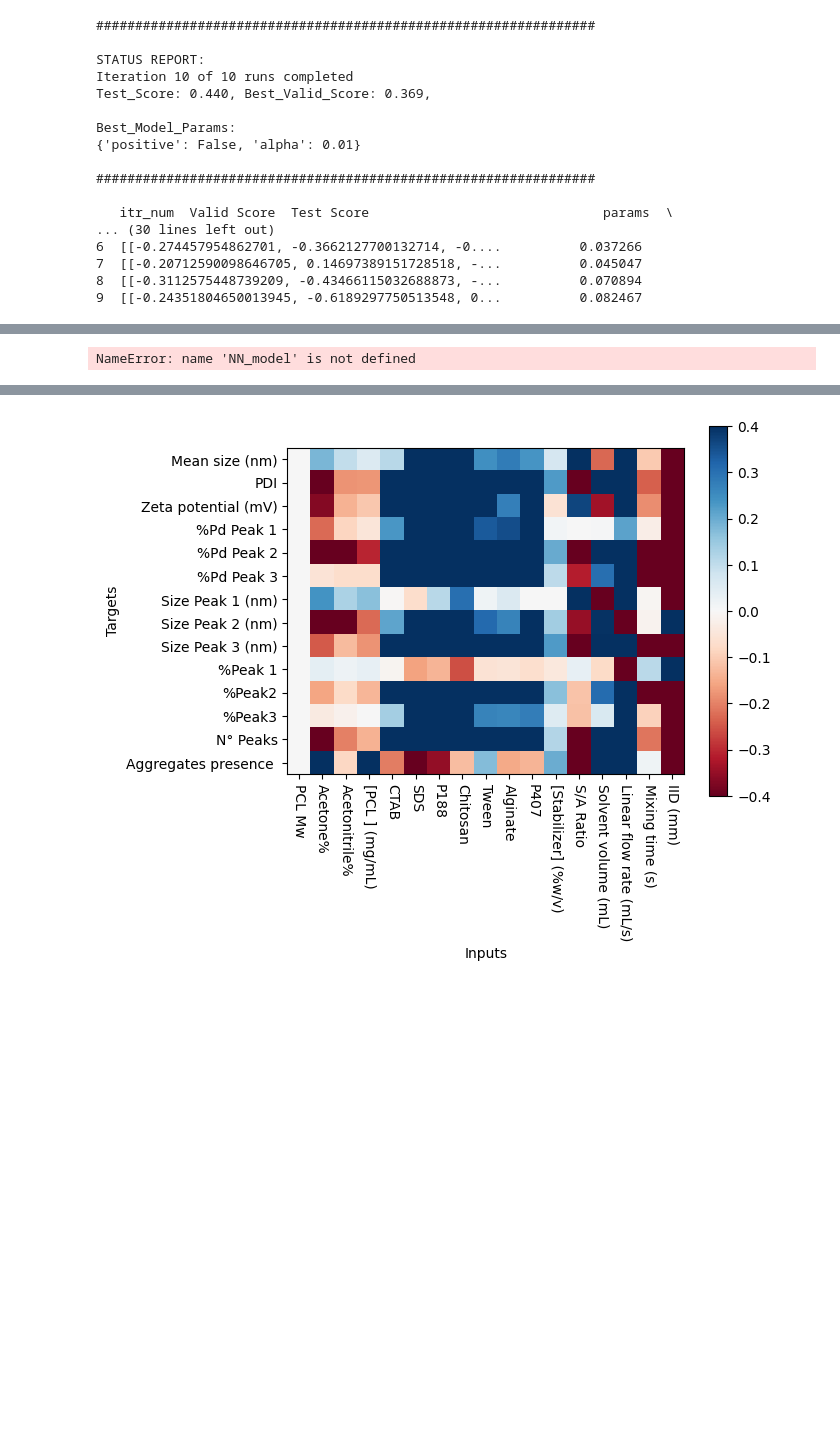
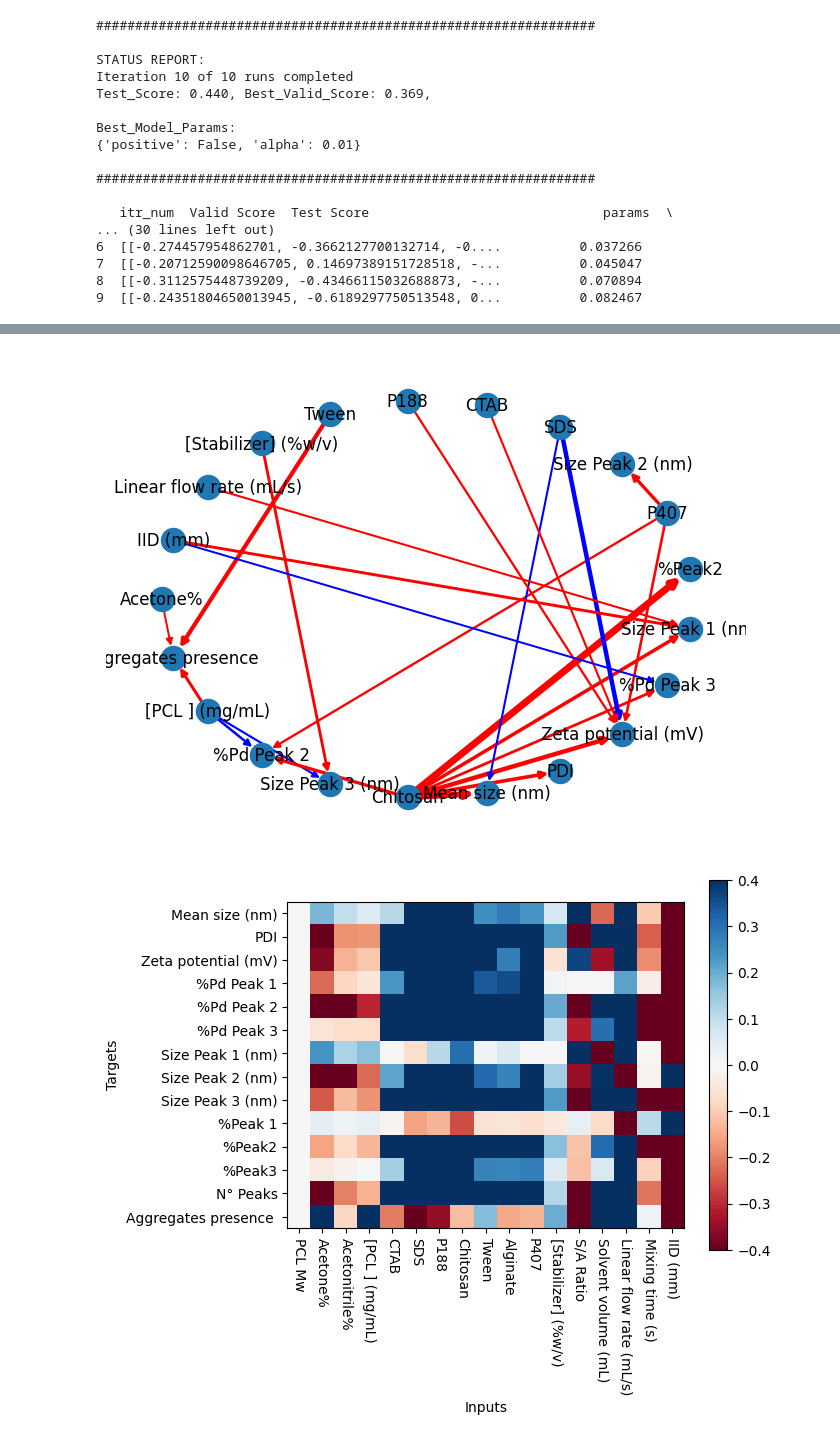
Before and after one commit to Norange01/ML_App_Repro, a Jupyter notebook: Nanoparticles/Repro_Preliminary_model_screening.ipynb, the cells around one changed output, grey strips where cells are left out. Saved outputs shown, nothing was run; the diff lists cells and outputs as text; code cells hidden in the pictures; blank space fills up the shorter version.

Commit message:
NN Visualizer fixed and applied

```diff
--- a/Nanoparticles/Repro_Preliminary_model_screening.ipynb
+++ b/Nanoparticles/Repro_Preliminary_model_screening.ipynb
@@ -57,9 +57,9 @@ def visualizeNN(nw, inputs, outputs, unitThreshold=None):
                 # normalize weight
                 if(unitThreshold==None):
                     G.add_edge(fromN, toN, weight=abs(nw[layer_ctr][unit_ctr][edge_ctr]*normFactor), color=edgeColors[clrCtr])
-                elif(nw[layer_ctr][unit_ctr][edge_ctr]*normFactor>=unitThreshold*10):
+                elif(abs(nw[layer_ctr][unit_ctr][edge_ctr]*normFactor)>=unitThreshold*10):
                     G.add_edge(fromN, toN, weight=abs(nw[layer_ctr][unit_ctr][edge_ctr]*normFactor), color=edgeColors[clrCtr])
-                print(edgeColors[clrCtr])
+                #print(edgeColors[clrCtr])
                 edge_ctr+=1
                 clrCtr+=1
             unit_ctr+=1
@@ -82,11 +82,11 @@ def visualizeNN(nw, inputs, outputs, unitThreshold=None):
     #pos = nx.multipartite_layout(G)
     edges = G.edges()
     #colors = [G[u][v]['color'] for u,v in edges]
-
+    pos=nx.shell_layout(G)
     weights = [G[u][v]['weight'] for u,v in edges]
     colors = [G[u][v]['color'] for u,v in edges]
 
-    nx.draw(G, width=weights, with_labels=True,arrows=True,arrowstyle='-|>', edge_color=colors)
+    nx.draw(G, width=weights, pos=pos, with_labels=True,arrows=True,arrowstyle='-|>', edge_color=colors)
 # %%
 nw=[[[-1.52464385e-08,  1.87741778e-08,  8.83066719e-09,
          3.43572805e-08, -9.03953018e-08, -3.69494879e-08,
@@ -1285,5 +1284,5 @@ IndexError: list index out of range
 df=pd.DataFrame(NN_model.coefs_[0])
 display(df)
 df.to_excel(excel_writer="/kaggle/working/coefs.xlsx")
+visualizeNN(NN_model.coefs_,xArr.columns,yArr.columns,0.14)
 # %% [output]
-NameError: name 'NN_model' is not defined
@@ -1290,3 +1307,4 @@ NameError: name 'NN_model' is not defined
+[figure, added]
 # %%
 import matplotlib.pyplot as plt
 import numpy as np
```
Also changed, not shown: parts of 4 cells of this notebook.
